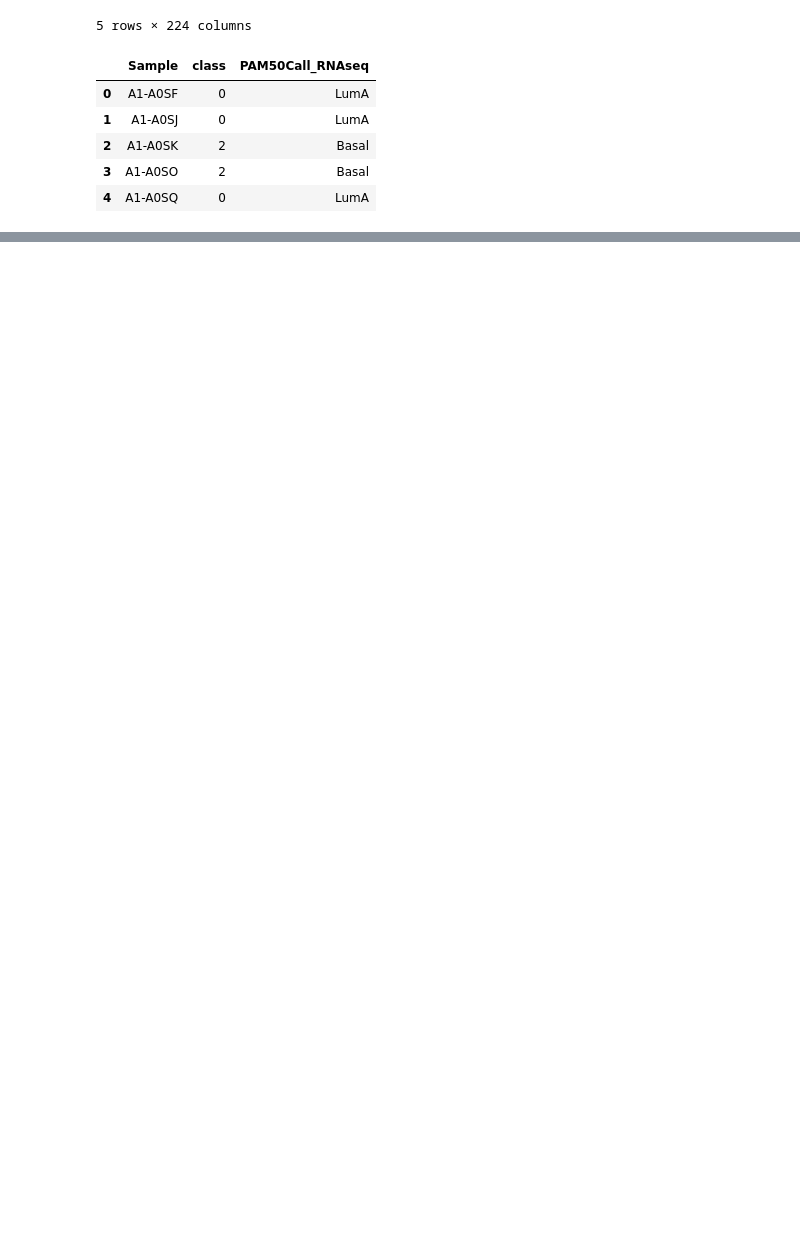
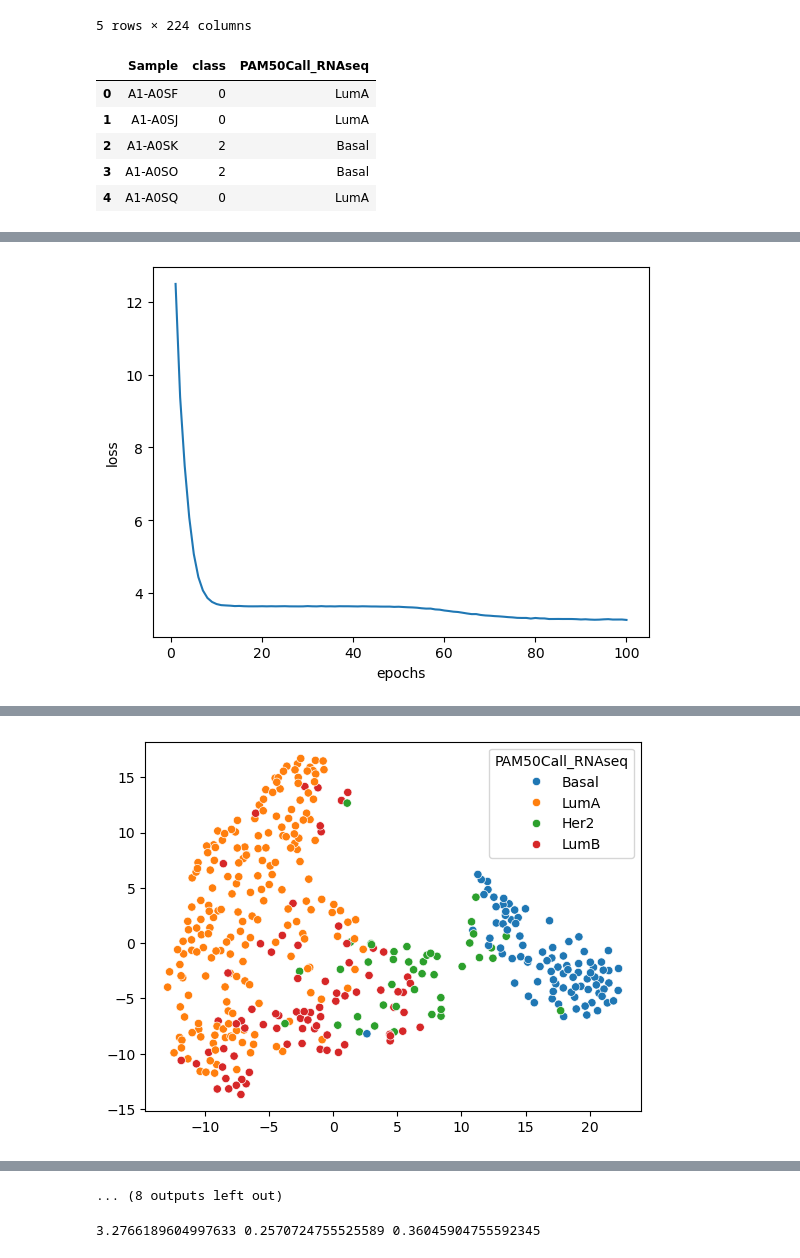
Before and after one commit to DavideGrecoGit/Multi-omics-data-integration-with-DL-approaches, a Jupyter notebook: prototype/main.ipynb, the cells around one changed output, grey strips where cells are left out. Cells and saved outputs as stored; diff of their text form; code cells hidden in the pictures; blank space fills up the shorter version.

```diff
--- a/prototype/main.ipynb
+++ b/prototype/main.ipynb
@@ -196,0 +96,6 @@ T-SNE KL Divergence:  0.7726728916168213
+# %%
+from models import MoGCN_AE
+from train import train_test
+
+avg_train_loss, avg_test_loss, avg_kl_divergence = train_test(omics_data, gt_labels, MoGCN_AE,loss_fn=nn.L1Loss(reduction="mean"), num_epochs=100)
+# %% [output]
@@ -196,0 +107 @@ T-SNE KL Divergence:  0.7726728916168213
+[figure, added]
@@ -196,0 +110 @@ T-SNE KL Divergence:  0.7726728916168213
+[figure, added]
@@ -196,0 +129,5 @@ T-SNE KL Divergence:  0.7726728916168213
+... (8 outputs left out)
+# %%
+print(avg_train_loss, avg_test_loss, avg_kl_divergence)
+# %% [output]
+3.2766189604997633 0.2570724755525589 0.36045904755592345
```
Also changed, not shown: parts of 5 cells of this notebook, 2 other files.
